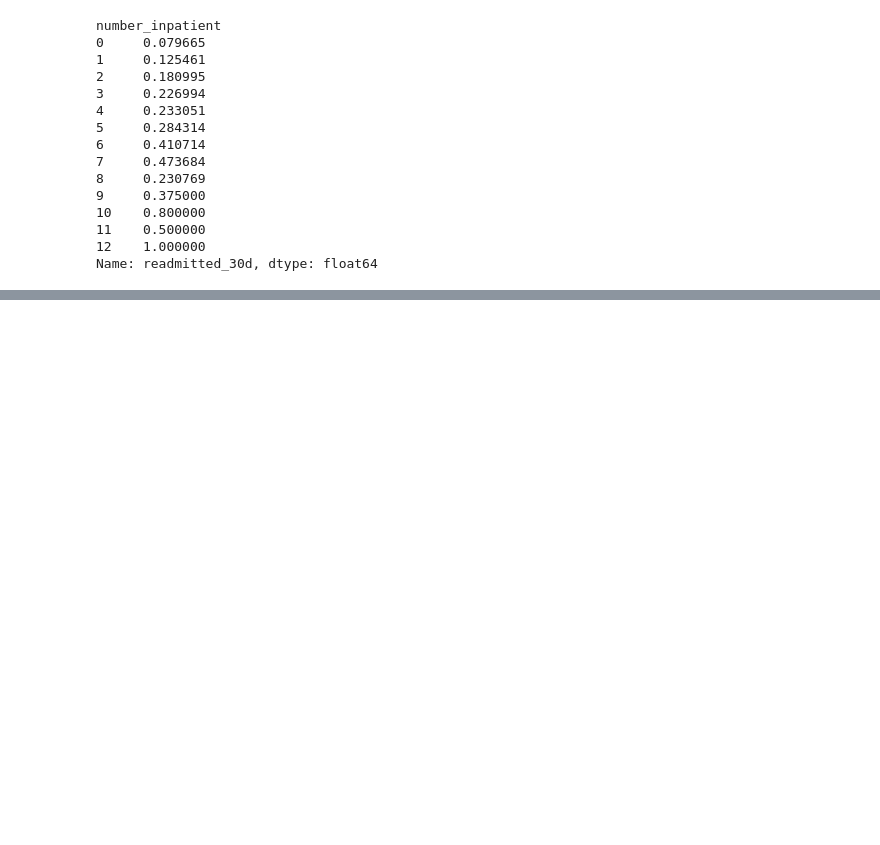
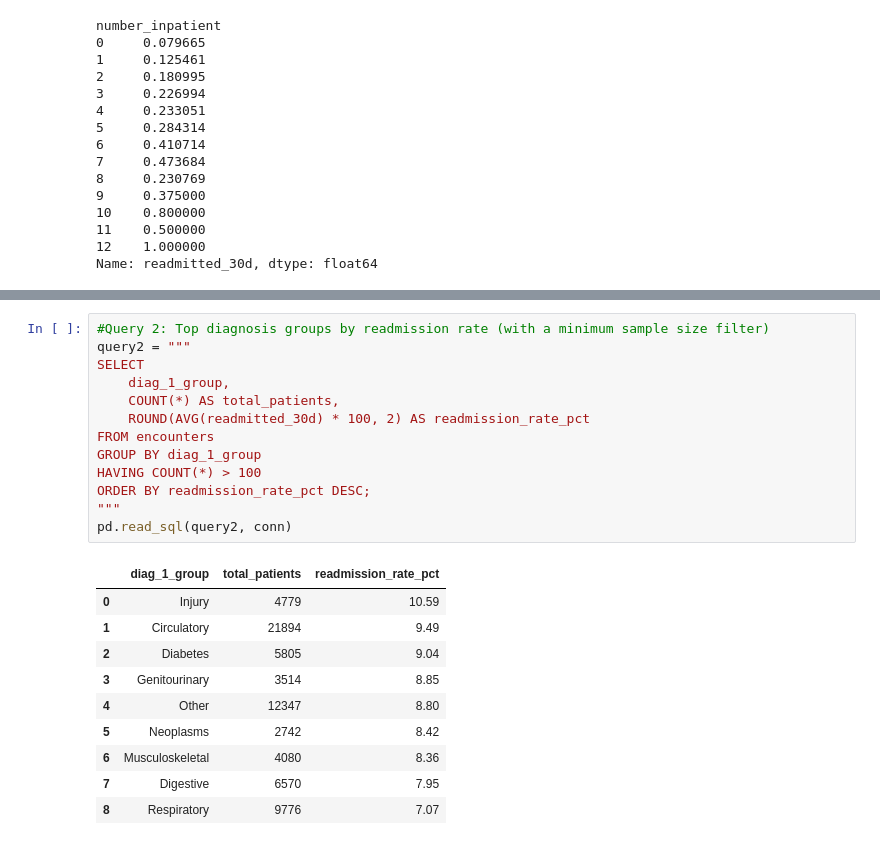
Before and after one commit to Kavya132003/hospital-readmission-analysis, a Jupyter notebook: notebooks/02_eda.ipynb.ipynb, the cells around one changed output, grey strips where cells are left out. Cells and saved outputs as stored; diff of their text form; blank space fills up the shorter version.

```diff
--- a/notebooks/02_eda.ipynb.ipynb
+++ b/notebooks/02_eda.ipynb.ipynb
@@ -85,0 +175,24 @@ Name: readmitted_30d, dtype: float64
+# %%
+#Query 2: Top diagnosis groups by readmission rate (with a minimum sample size filter)
+query2 = """
+SELECT
+    diag_1_group,
+    COUNT(*) AS total_patients,
+    ROUND(AVG(readmitted_30d) * 100, 2) AS readmission_rate_pct
+FROM encounters
+GROUP BY diag_1_group
+HAVING COUNT(*) > 100
+ORDER BY readmission_rate_pct DESC;
+"""
+pd.read_sql(query2, conn)
+# %% [output]
+|  | diag_1_group | total_patients | readmission_rate_pct |
+| 0 | Injury | 4779 | 10.59 |
+| 1 | Circulatory | 21894 | 9.49 |
+| 2 | Diabetes | 5805 | 9.04 |
+| 3 | Genitourinary | 3514 | 8.85 |
+| 4 | Other | 12347 | 8.80 |
+| 5 | Neoplasms | 2742 | 8.42 |
+| 6 | Musculoskeletal | 4080 | 8.36 |
+| 7 | Digestive | 6570 | 7.95 |
+| 8 | Respiratory | 9776 | 7.07 |
```
Also changed, not shown: parts of 8 cells of this notebook, 1 other file.
